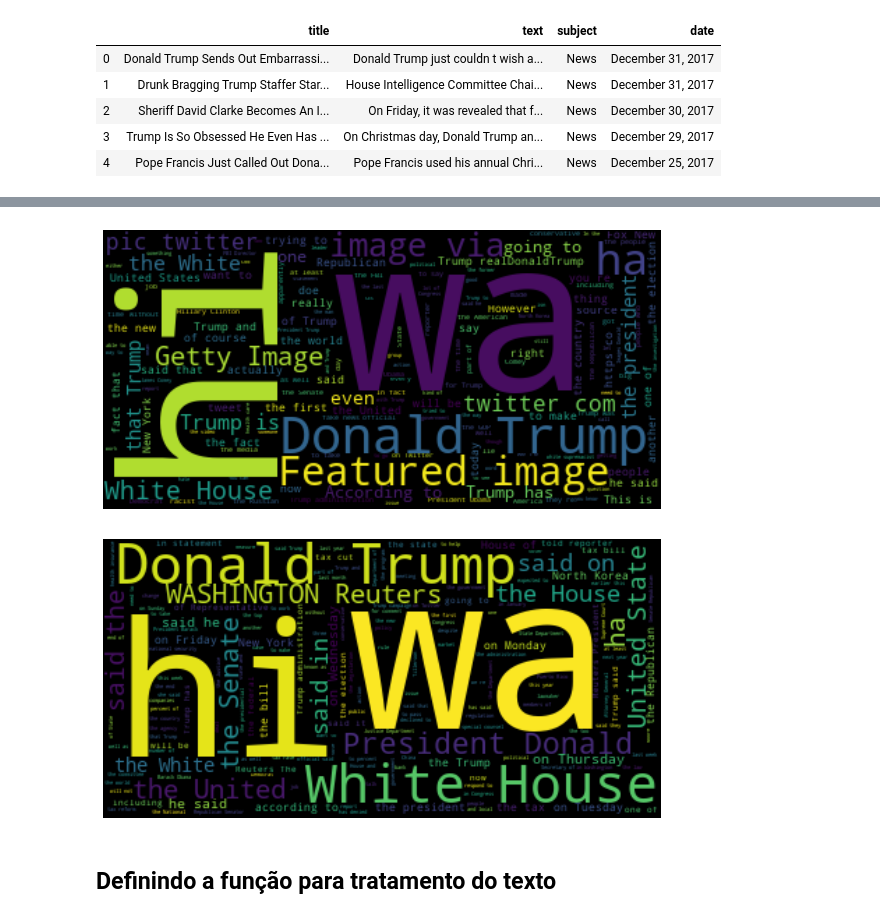
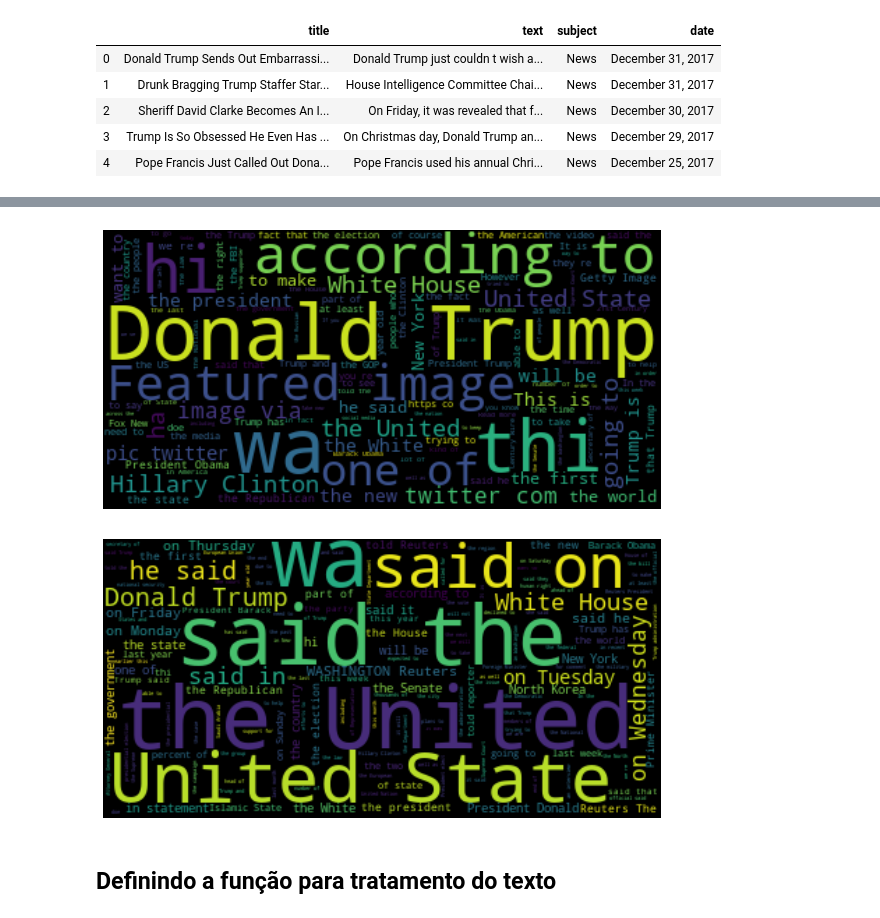
Before and after one commit to Skiiney/FakeNews, a Jupyter notebook: Fake News.ipynb, the cells around one changed output, grey strips where cells are left out. Cells and saved outputs as stored; diff of their text form; code cells hidden in the pictures.

```diff
--- a/Fake News.ipynb
+++ b/Fake News.ipynb
@@ -60,33 +60,33 @@ memory usage: 195.5+ KB
 from wordcloud import WordCloud, ImageColorGenerator
 
 # Junta todas as mensagens do dataFrame fake:
-text = " ".join(review for review in df_fake.text[0:2000])
+text = " ".join(review for review in df_fake.text)
 
 # Gera a nuvem de palavras:
 wordcloud = WordCloud().generate(text)
 
 # Aumenta o tamanho e mostra a nuvem:
-plt.figure(figsize=(10,6))
+plt.figure(figsize=(10,8))
 plt.imshow(wordcloud, interpolation='bilinear')
 plt.axis("off")
 plt.show()
 # %% [output]
-[figure, old version]
+[figure, new version]
 # %%
 from wordcloud import WordCloud, ImageColorGenerator
 
 # Junta todas as mensagens do dataFrame true:
-text = " ".join(review for review in df_true.text[0:2000])
+text = " ".join(review for review in df_true.text)
 
 # Gera a nuvem de palavras:
 wordcloud = WordCloud().generate(text)
 
 # Aumenta o tamanho e mostra a nuvem:
-plt.figure(figsize=(10,6))
+plt.figure(figsize=(10,8))
 plt.imshow(wordcloud, interpolation='bilinear')
 plt.axis("off")
 plt.show()
 # %% [output]
-[figure, old version]
+[figure, new version]
 # %% [markdown]
 ## Definindo a função para tratamento do texto
```
Also changed, not shown: parts of 17 cells of this notebook.
